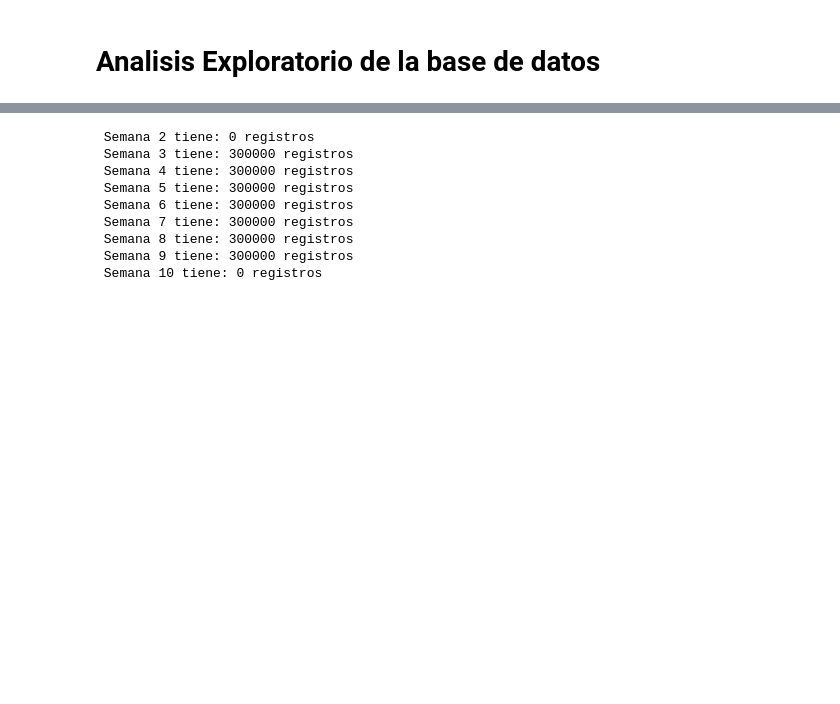
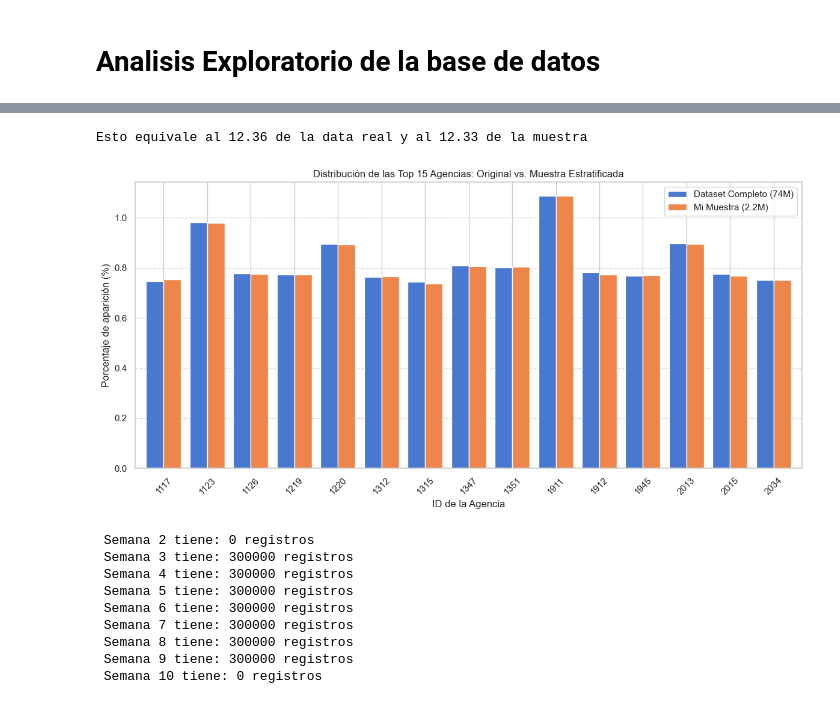
Before and after one commit to Alexis6am/AI_DeepLearning, a Jupyter notebook: ai/Practica_DL.ipynb, the cells around one changed output, grey strips where cells are left out. Saved outputs shown, nothing was run; the diff lists cells and outputs as text; code cells hidden in the pictures; blank space fills up the shorter version.

```diff
--- a/ai/Practica_DL.ipynb
+++ b/ai/Practica_DL.ipynb
@@ -74,0 +147,8 @@ final_df = full_sample.groupby('Semana').apply(
+# %%
+'''
+Comparacion del dataset gigante con el nuestra
+'''
+# 1. Contar la distribución REAL
+# Usamos int16 para optimizar la memoria al máximo al leer solo esta columna
+distribucion_real = pd.Series(dtype='float32')
+distribucion_real = distribucion_real.add(df['Agencia_ID'].value_counts(), fill_value=0)
@@ -75,3 +171,30 @@ final_df = full_sample.groupby('Semana').apply(
+# %%
+# 2. Calcular los porcentajes (frecuencia relativa) para hacer una comparacion justa
+# Nos enfocamos en las 15 agencias principales
+top_15_real = (distribucion_real.nlargest(15) / distribucion_real.sum()) * 100
+top_15_muestra = (final_df['Agencia_ID'].value_counts().nlargest(15) / len(final_df)) * 100
+print(f"Esto equivale al {round(top_15_real.sum(), 2)} de la data real y al {round(top_15_muestra.sum(),2)} de la muestra")
+# %% [output]
+Esto equivale al 12.36 de la data real y al 12.33 de la muestra
+# %%
+
+# 3. Alinear ambos resultados en una sola tabla
+comparacion = pd.DataFrame({
+    'Dataset Completo (74M)': top_15_real,
+    'Mi Muestra (2.2M)': top_15_muestra
+}).fillna(0)
+
+# 4. Graficar la evidencia
+comparacion.plot(kind='bar', figsize=(12, 6), width=0.8)
+plt.title('Distribución de las Top 15 Agencias: Original vs. Muestra Estratificada')
+plt.ylabel('Porcentaje de aparición (%)')
+plt.xlabel('ID de la Agencia')
+plt.xticks(rotation=45)
+plt.grid(axis='y', linestyle='--', alpha=0.7)
+plt.tight_layout()
+plt.show()
+# %% [output]
+[figure, added]
 # %%
 listita = final_df['Semana'].unique()
 for i in range(2,11):
```
Also changed, not shown: parts of 15 cells of this notebook.
